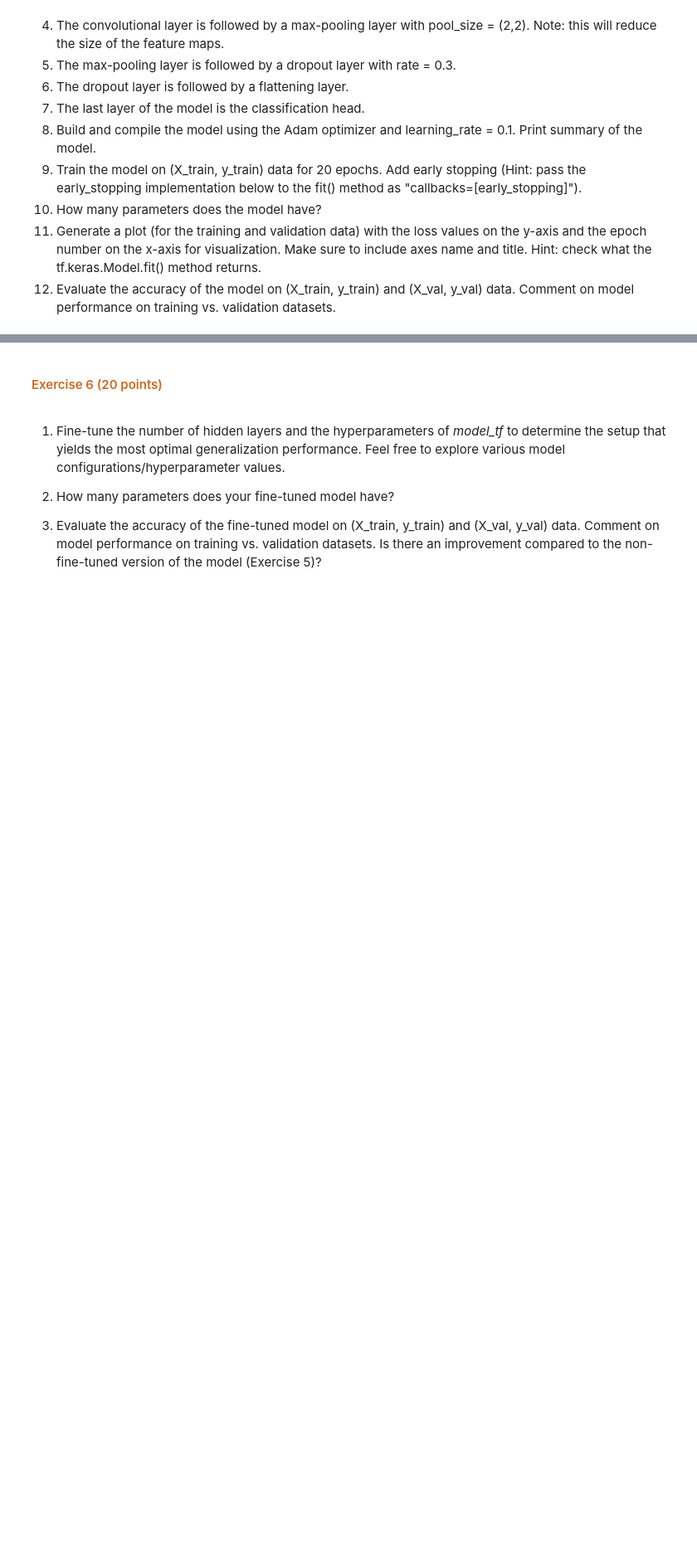
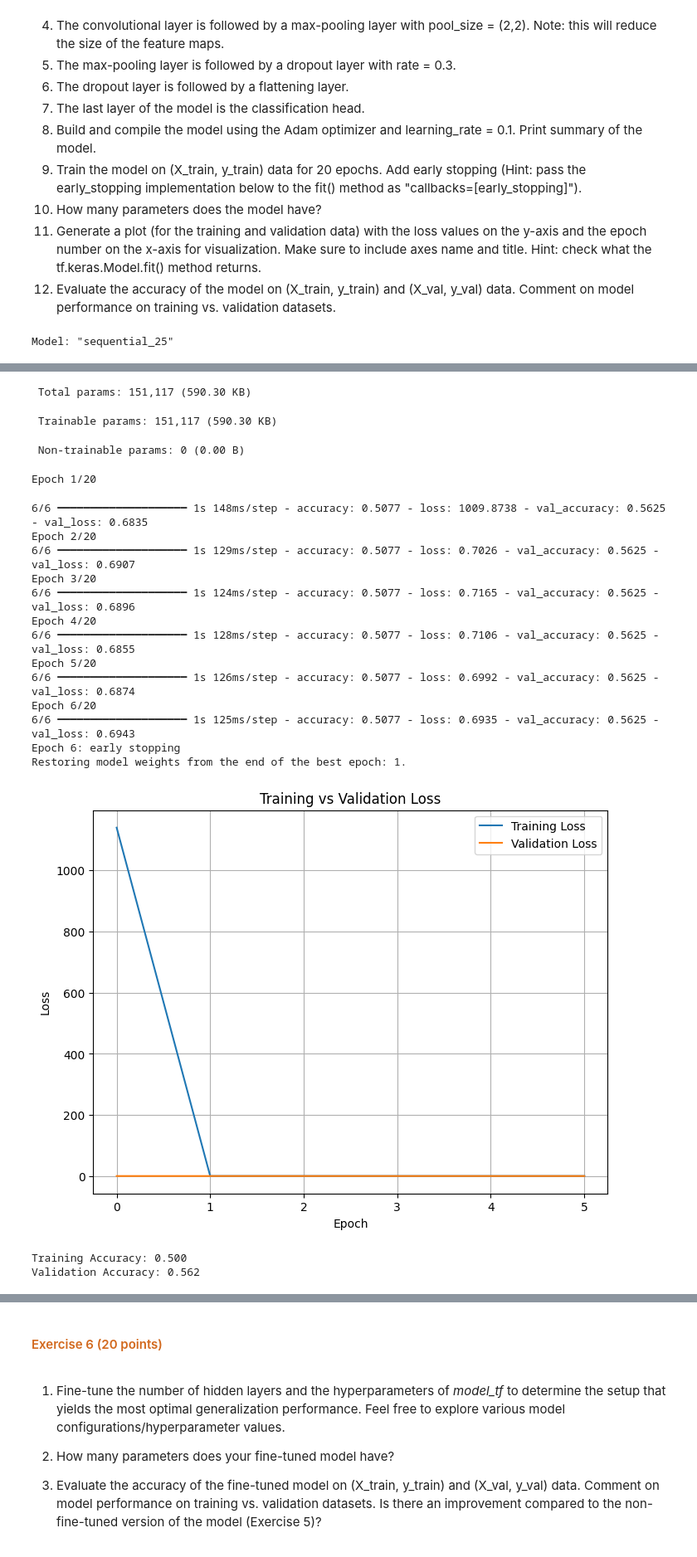
Before and after one commit to dabingougou/207, a Jupyter notebook: week_10/10 CNN.ipynb, the cells around one changed output, grey strips where cells are left out. Shown at 83% size. Saved outputs shown, nothing was run; the diff lists cells and outputs as text; code cells hidden in the pictures; blank space fills up the shorter version.

```diff
--- a/week_10/10 CNN.ipynb
+++ b/week_10/10 CNN.ipynb
@@ -430,18 +451,40 @@ model_tf = tf.keras.Sequential()
 
 # add convolutional layer
 ### YOUR CODE HERE ###
+model_tf.add(
+    tf.keras.layers.Conv2D(
+        filters=12,
+        kernel_size=(4, 4),
+        strides=(1, 1),
+        padding='same',
+        data_format='channels_last',
+        activation='relu',
+        name='conv_1'
+))
 
 # add max pooling layer
 ### YOUR CODE HERE ###
+model_tf.add(
+    tf.keras.layers.MaxPooling2D(pool_size=(2, 2))
+    )
 
 # add dropout layer
 ### YOUR CODE HERE ###
+model_tf.add(
+    tf.keras.layers.Dropout(rate=0.3)
+    )
 
 # add a flattening layer
 ### YOUR CODE HERE ###
+model_tf.add(
+    tf.keras.layers.Flatten()
+    )
 
 # add the classification layer
 ### YOUR CODE HERE ###
+model_tf.add(
+    tf.keras.layers.Dense(1, activation="softmax")
+)
 
 # build and compile model
 model_tf.build(input_shape=(None, 224, 224, 3))
@@ -451,12 +494,36 @@ model_tf.compile(optimizer=tf.keras.optimizers.Adam(learning_rate=0.1),
 
 # print model_tf summary
 ### YOUR CODE HERE ###
+model_tf.summary()
 
 # train model_tf on (X_train, y_train) data
 ### YOUR CODE HERE ###
+history = model_tf.fit(
+    X_train, y_train,
+    validation_data=(X_val, y_val),
+    epochs=20,
+    callbacks=[early_stopping],
+    verbose=1
+)
 
 # plot loss curves
 ### YOUR CODE HERE ###
+plt.figure(figsize=(8, 6))
+plt.plot(history.history['loss'], label='Training Loss')
+plt.plot(history.history['val_loss'], label='Validation Loss')
+plt.xlabel('Epoch')
+plt.ylabel('Loss')
+plt.title('Training vs Validation Loss')
+plt.legend()
+plt.grid(True)
+plt.show()
 
 # evaluate the accuracy of model_tf on (X_train, y_train) and (X_val, y_val)
 ### YOUR CODE HERE ###
+train_loss, train_acc = model_tf.evaluate(X_train, y_train, verbose=0)
+val_loss, val_acc = model_tf.evaluate(X_val, y_val, verbose=0)
+
+print(f"Training Accuracy: {train_acc:.3f}")
+print(f"Validation Accuracy: {val_acc:.3f}")
+# %% [output]
+Model: "sequential_25"
@@ -462,0 +543,20 @@ model_tf.compile(optimizer=tf.keras.optimizers.Adam(learning_rate=0.1),
+ Total params: 151,117 (590.30 KB)
+ Trainable params: 151,117 (590.30 KB)
+ Non-trainable params: 0 (0.00 B)
+Epoch 1/20
+6/6 ━━━━━━━━━━━━━━━━━━━━ 1s 148ms/step - accuracy: 0.5077 - loss: 1009.8738 - val_accuracy: 0.5625 - val_loss: 0.6835
+Epoch 2/20
+6/6 ━━━━━━━━━━━━━━━━━━━━ 1s 129ms/step - accuracy: 0.5077 - loss: 0.7026 - val_accuracy: 0.5625 - val_loss: 0.6907
+Epoch 3/20
+6/6 ━━━━━━━━━━━━━━━━━━━━ 1s 124ms/step - accuracy: 0.5077 - loss: 0.7165 - val_accuracy: 0.5625 - val_loss: 0.6896
+Epoch 4/20
+6/6 ━━━━━━━━━━━━━━━━━━━━ 1s 128ms/step - accuracy: 0.5077 - loss: 0.7106 - val_accuracy: 0.5625 - val_loss: 0.6855
+Epoch 5/20
+6/6 ━━━━━━━━━━━━━━━━━━━━ 1s 126ms/step - accuracy: 0.5077 - loss: 0.6992 - val_accuracy: 0.5625 - val_loss: 0.6874
+Epoch 6/20
+6/6 ━━━━━━━━━━━━━━━━━━━━ 1s 125ms/step - accuracy: 0.5077 - loss: 0.6935 - val_accuracy: 0.5625 - val_loss: 0.6943
+Epoch 6: early stopping
+Restoring model weights from the end of the best epoch: 1.
+[figure, added]
+Training Accuracy: 0.500
+Validation Accuracy: 0.562
```
Also changed, not shown: parts of 29 cells of this notebook.
